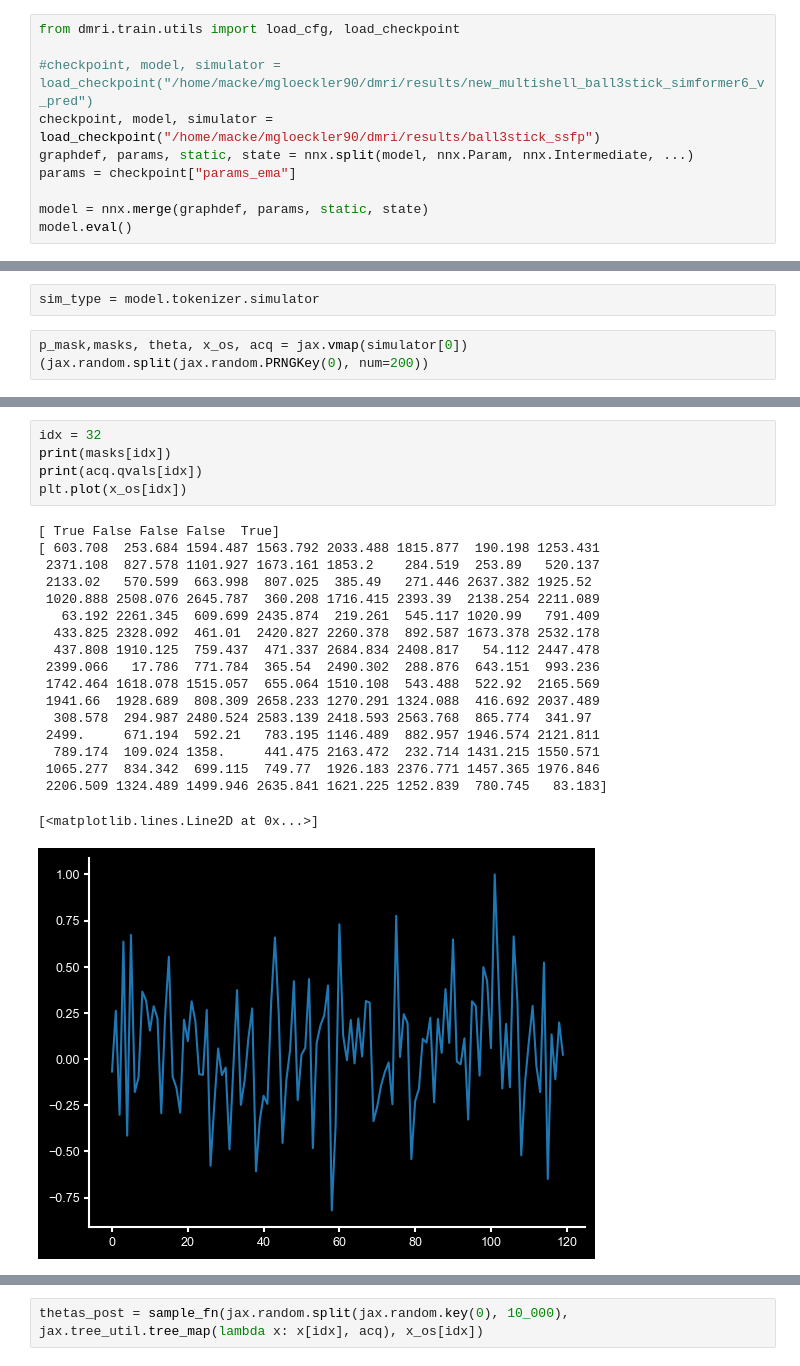
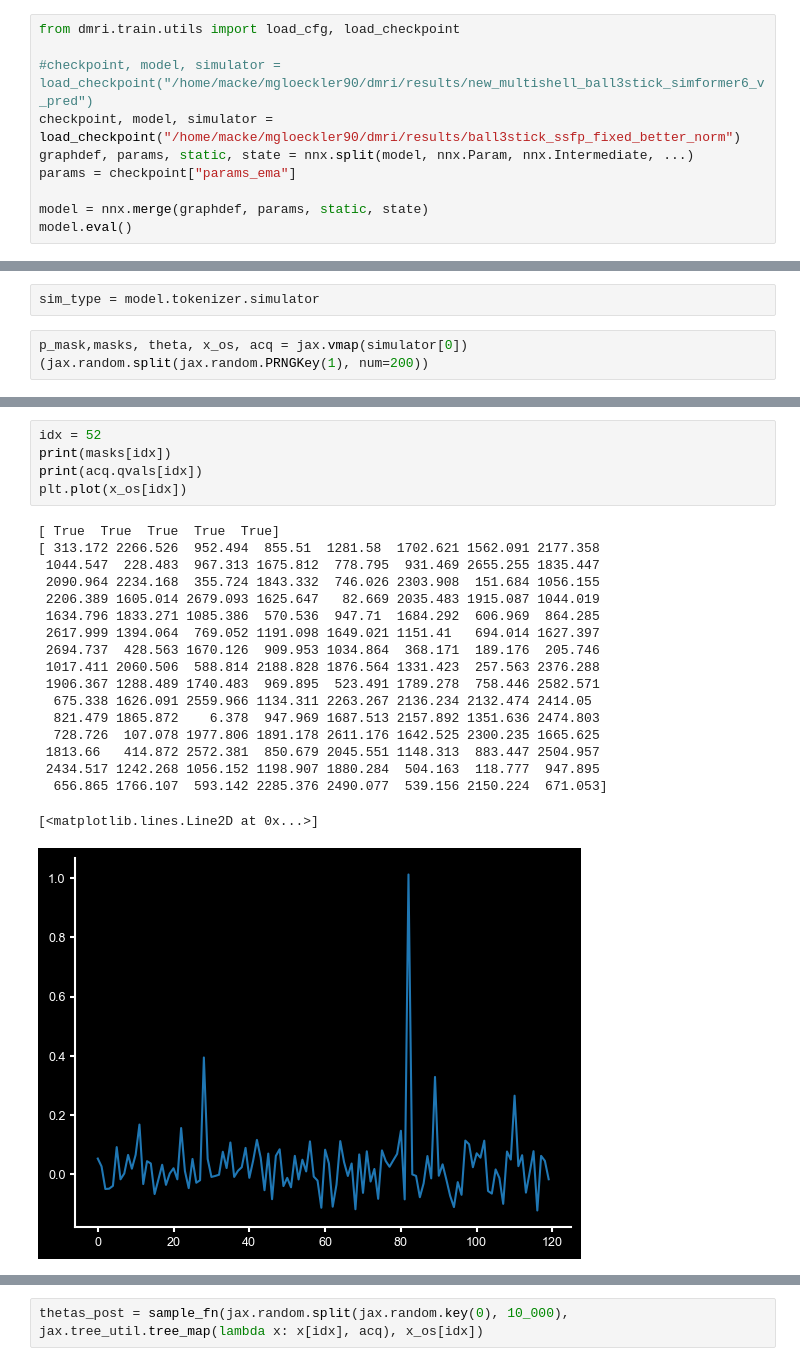
Before and after one commit to mackelab/dmri, a Jupyter notebook: notebooks/eval_parameter_inference.ipynb, the cells around one changed output, grey strips where cells are left out. Drawn from its saved outputs; the diff is of its cells as text.

```diff
--- a/notebooks/eval_parameter_inference.ipynb
+++ b/notebooks/eval_parameter_inference.ipynb
@@ -30,7 +30,7 @@ Duplicate key in file '../dmri/utils/pyloric_black.mplstyle', line 65 ('savefig.
 from dmri.train.utils import load_cfg, load_checkpoint
 
 #checkpoint, model, simulator = load_checkpoint("/home/macke/mgloeckler90/dmri/results/new_multishell_ball3stick_simformer6_v_pred")
-checkpoint, model, simulator = load_checkpoint("/home/macke/mgloeckler90/dmri/results/ball3stick_ssfp")
+checkpoint, model, simulator = load_checkpoint("/home/macke/mgloeckler90/dmri/results/ball3stick_ssfp_fixed_better_norm")
 graphdef, params, static, state = nnx.split(model, nnx.Param, nnx.Intermediate, ...)
 params = checkpoint["params_ema"]
 
@@ -42,4 +42,4 @@ WARNING:absl:Configured `CheckpointManager` using deprecated legacy API. Please
 # %%
 sim_type = model.tokenizer.simulator
 # %%
-p_mask,masks, theta, x_os, acq = jax.vmap(simulator[0])(jax.random.split(jax.random.PRNGKey(0), num=200))
+p_mask,masks, theta, x_os, acq = jax.vmap(simulator[0])(jax.random.split(jax.random.PRNGKey(1), num=200))
@@ -68,26 +46,26 @@ Error:
 # %%
-idx = 32
+idx = 52
 print(masks[idx])
 print(acq.qvals[idx])
 plt.plot(x_os[idx])
 # %% [output]
-[ True False False False  True]
-[ 603.708  253.684 1594.487 1563.792 2033.488 1815.877  190.198 1253.431
- 2371.108  827.578 1101.927 1673.161 1853.2    284.519  253.89   520.137
- 2133.02   570.599  663.998  807.025  385.49   271.446 2637.382 1925.52
- 1020.888 2508.076 2645.787  360.208 1716.415 2393.39  2138.254 2211.089
-   63.192 2261.345  609.699 2435.874  219.261  545.117 1020.99   791.409
-  433.825 2328.092  461.01  2420.827 2260.378  892.587 1673.378 2532.178
-  437.808 1910.125  759.437  471.337 2684.834 2408.817   54.112 2447.478
- 2399.066   17.786  771.784  365.54  2490.302  288.876  643.151  993.236
- 1742.464 1618.078 1515.057  655.064 1510.108  543.488  522.92  2165.569
- 1941.66  1928.689  808.309 2658.233 1270.291 1324.088  416.692 2037.489
-  308.578  294.987 2480.524 2583.139 2418.593 2563.768  865.774  341.97
- 2499.     671.194  592.21   783.195 1146.489  882.957 1946.574 2121.811
-  789.174  109.024 1358.     441.475 2163.472  232.714 1431.215 1550.571
- 1065.277  834.342  699.115  749.77  1926.183 2376.771 1457.365 1976.846
- 2206.509 1324.489 1499.946 2635.841 1621.225 1252.839  780.745   83.183]
+[ True  True  True  True  True]
+[ 313.172 2266.526  952.494  855.51  1281.58  1702.621 1562.091 2177.358
+ 1044.547  228.483  967.313 1675.812  778.795  931.469 2655.255 1835.447
+ 2090.964 2234.168  355.724 1843.332  746.026 2303.908  151.684 1056.155
+ 2206.389 1605.014 2679.093 1625.647   82.669 2035.483 1915.087 1044.019
+ 1634.796 1833.271 1085.386  570.536  947.71  1684.292  606.969  864.285
+ 2617.999 1394.064  769.052 1191.098 1649.021 1151.41   694.014 1627.397
+ 2694.737  428.563 1670.126  909.953 1034.864  368.171  189.176  205.746
+ 1017.411 2060.506  588.814 2188.828 1876.564 1331.423  257.563 2376.288
+ 1906.367 1288.489 1740.483  969.895  523.491 1789.278  758.446 2582.571
+  675.338 1626.091 2559.966 1134.311 2263.267 2136.234 2132.474 2414.05
+  821.479 1865.872    6.378  947.969 1687.513 2157.892 1351.636 2474.803
+  728.726  107.078 1977.806 1891.178 2611.176 1642.525 2300.235 1665.625
+ 1813.66   414.872 2572.381  850.679 2045.551 1148.313  883.447 2504.957
+ 2434.517 1242.268 1056.152 1198.907 1880.284  504.163  118.777  947.895
+  656.865 1766.107  593.142 2285.376 2490.077  539.156 2150.224  671.053]
 [<matplotlib.lines.Line2D at 0x...>]
-[figure, old version]
+[figure, new version]
 # %%
 from functools import partial
```
Also changed, not shown: parts of 10 cells of this notebook, 31 other files.
